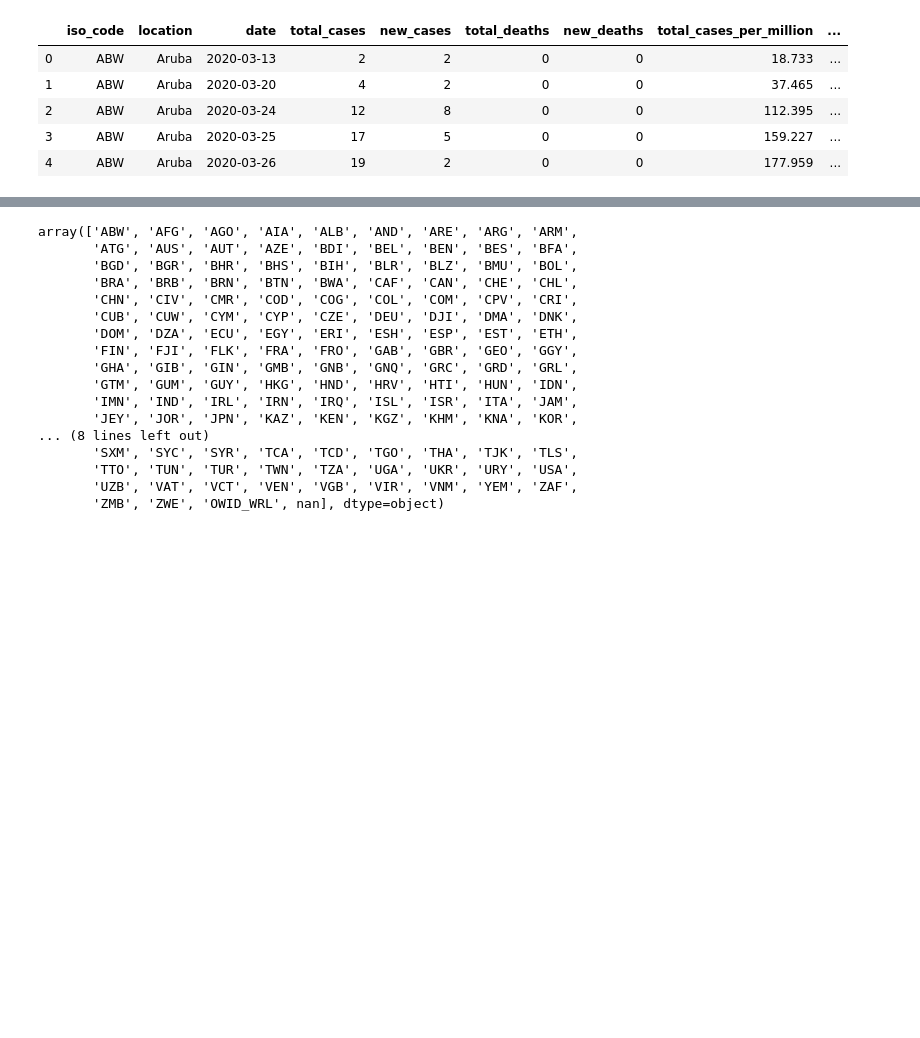
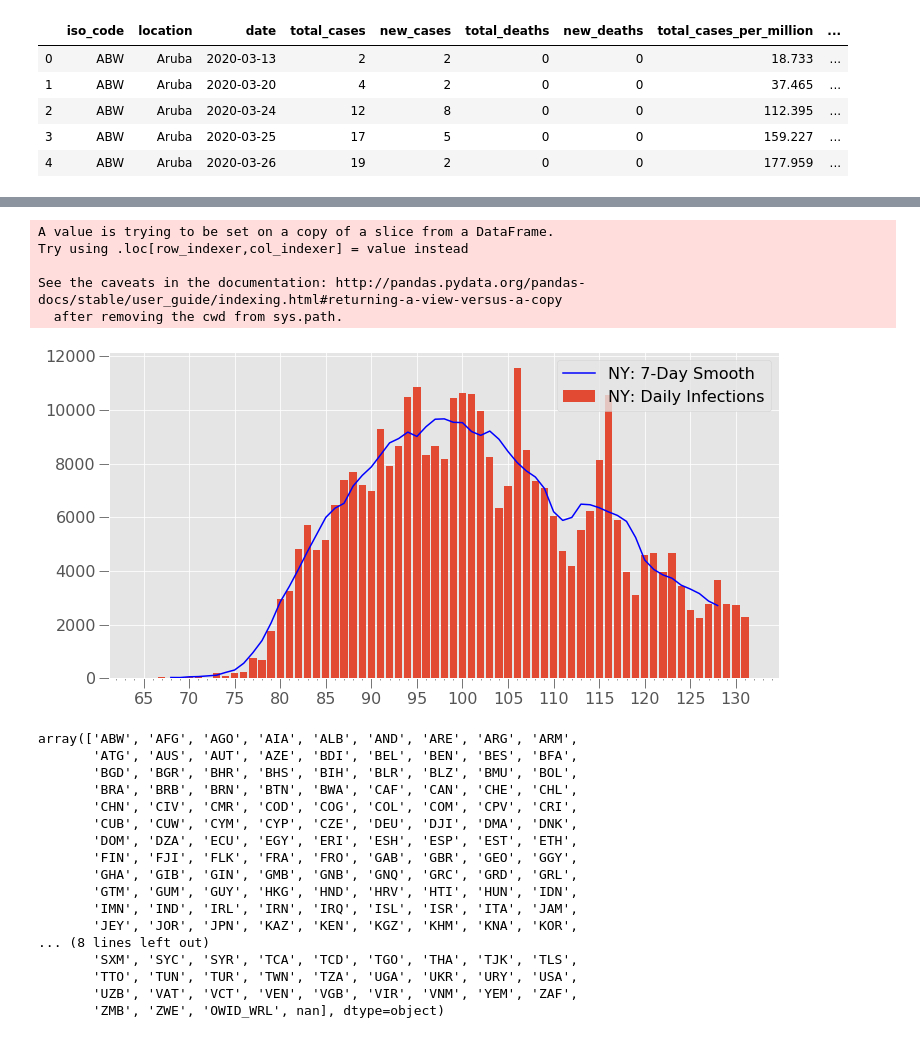
Before and after one commit to AsaKientz/covid-forecasting, a Jupyter notebook: notebooks/covid-forecasting-code-testing.ipynb, the cells around one changed output, grey strips where cells are left out. Cells and saved outputs as stored; diff of their text form; code cells hidden in the pictures; blank space fills up the shorter version.

Commit message:
state data with population

```diff
--- a/notebooks/covid-forecasting-code-testing.ipynb
+++ b/notebooks/covid-forecasting-code-testing.ipynb
@@ -43,2 +42,3 @@ df_world[df_world.new_cases < 0]
 # %%
-df_usa = pd.read_csv('../data/us_states_covid19_daily.csv')
+df_usa_pop = pd.read_csv('../data/us_state_population_2019.csv')
+df_usa_pop.head()
@@ -45 +52,5 @@ df_usa = pd.read_csv('../data/us_states_covid19_daily.csv')
+# %%
+df_usa_rates = pd.read_csv('../data/us_states_covid19_daily.csv')
+df_usa_rates['datetime'] = pd.to_datetime(df_usa_rates['date'].astype(str), format='%Y%m%d')
+df_usa_rates['d_o_y'] = pd.DatetimeIndex(df_usa_rates['datetime']).dayofyear
 # %%
@@ -54,0 +65,13 @@ df_usa.head()
+# %%
+df_usa = pd.merge(df_usa_rates, df_usa_pop, how='outer', left_on='state', right_on='ABBR',
+         left_index=False, right_index=False, sort=True,
+         suffixes=('_x', '_y'), copy=True, indicator=False,
+         validate=None)[['datetime','d_o_y','NAME', 'state', 'POPESTIMATE2019','positiveIncrease',
+                         'positive', 'negativeIncrease', 'negative', 'pending', 'deathIncrease', 'death', 'recovered',
+                         'hospitalizedIncrease','hospitalized','totalTestResultsIncrease',
+                         'totalTestResults','posNeg','total']]
+df_usa.columns = ['datetime','d_o_y','state_name', 'state_id', 'state_pop_2019','positive_daily_incr',
+                  'positive_cum', 'negative_daily_incr', 'negative_cum', 'pending_daily','death_daily_incr',
+                  'death_cum', 'recovered_cum', 'hospitalized_daily_incr','hospitalized_cum',
+                  'total_test_results_daily_incr','total_test_results_cum','test_pos_neg_cum','total_tests_cum']
+df_usa.head(10)
@@ -55,3 +90,28 @@ df_usa.head()
+# %%
+states = ['NY']
+num_days = 7
+df2 = df_usa[df_usa['state_id'].isin(states)]
+df2['Rolling-{num_days}mean'] = df2['positive_daily_incr'].rolling(window=num_days, center = True).mean()
+fig, ax = plt.subplots(figsize = (12,6))
+for state in states:
+    plt.bar(df2.d_o_y, df2['positive_daily_incr'], label = f"{state}: Daily Infections")
+    plt.plot(df2.d_o_y, df2['Rolling-{num_days}mean'], label = f"{state}: {num_days}-Day Smooth", color='blue')
+# ax.set_yscale('log')
+ax.xaxis.set_major_locator(MultipleLocator(5))
+ax.xaxis.set_major_formatter(FormatStrFormatter('%d'))
+
+# For the minor ticks, use no labels; default NullFormatter.
+ax.xaxis.set_minor_locator(MultipleLocator(1))
+ax.tick_params(direction='out', length=10)
+plt.legend()
+plt.show();
+# %% [output]
+A value is trying to be set on a copy of a slice from a DataFrame.
+Try using .loc[row_indexer,col_indexer] = value instead
+
+See the caveats in the documentation: http://pandas.pydata.org/pandas-docs/stable/user_guide/indexing.html#returning-a-view-versus-a-copy
+  after removing the cwd from sys.path.
+[figure, added]
 # %%
 pd.unique(df_world['iso_code'])
 # %% [output]
```
Also changed, not shown: parts of 13 cells of this notebook, 1 other file.
